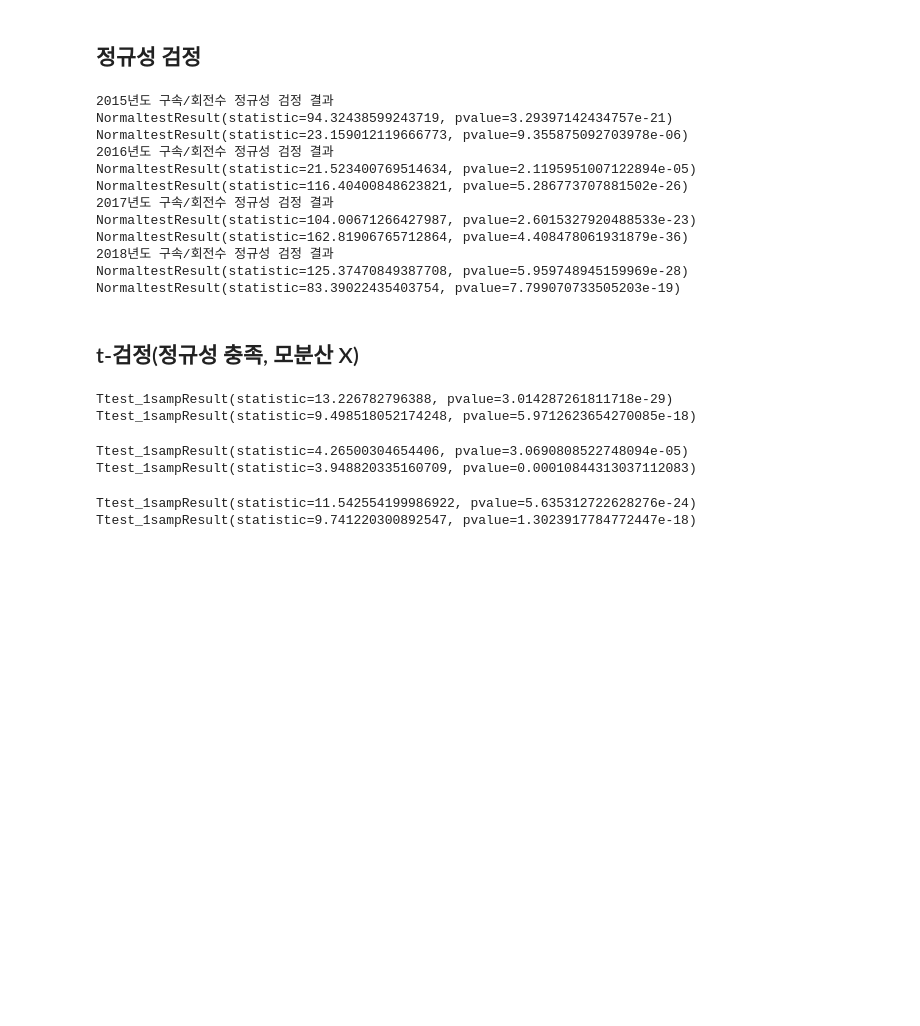
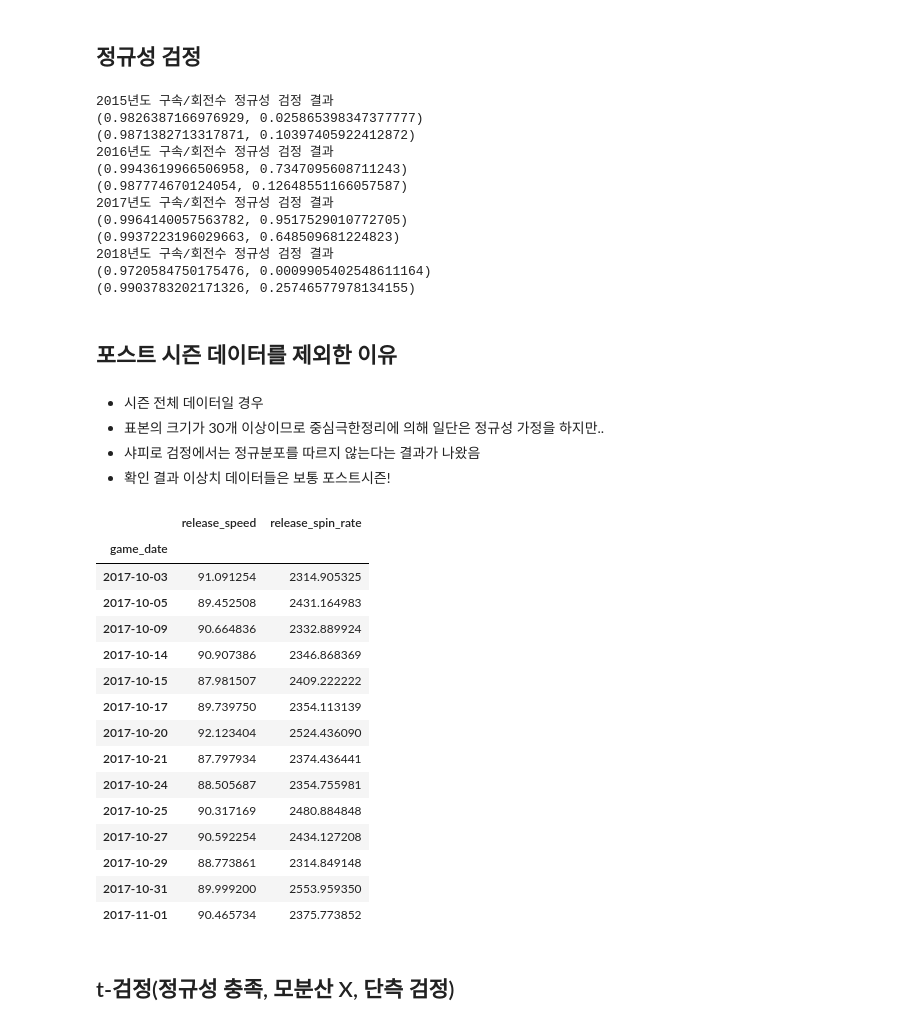
Before and after one commit to skz2356/Pycode, a Jupyter notebook: MLB_MothersDay.ipynb, the cells around one changed output. Cells and saved outputs as stored; diff of their text form; code cells hidden in the pictures; blank space fills up the shorter version.

Commit message:
MothersDay

```diff
--- a/MLB_MothersDay.ipynb
+++ b/MLB_MothersDay.ipynb
@@ -321,38 +329,55 @@ alldr = [all2015dr, all2016dr, all2017dr, all2018dr]
 for i, alldr in enumerate(alldr, 2015):
 
     print("{}년도 구속/회전수 정규성 검정 결과".format(i))
-    print(stats.normaltest(alldr["release_speed"]))
-    print(stats.normaltest(alldr["release_spin_rate"]))
+    print(stats.shapiro(alldr["release_speed"]))
+    print(stats.shapiro(alldr["release_spin_rate"]))
 # %% [output]
 2015년도 구속/회전수 정규성 검정 결과
-NormaltestResult(statistic=94.32438599243719, pvalue=3.29397142434757e-21)
-NormaltestResult(statistic=23.159012119666773, pvalue=9.355875092703978e-06)
+(0.9826387166976929, 0.025865398347377777)
+(0.9871382713317871, 0.10397405922412872)
 2016년도 구속/회전수 정규성 검정 결과
-NormaltestResult(statistic=21.523400769514634, pvalue=2.1195951007122894e-05)
-NormaltestResult(statistic=116.40400848623821, pvalue=5.286773707881502e-26)
+(0.9943619966506958, 0.7347095608711243)
+(0.987774670124054, 0.12648551166057587)
 2017년도 구속/회전수 정규성 검정 결과
-NormaltestResult(statistic=104.00671266427987, pvalue=2.6015327920488533e-23)
-NormaltestResult(statistic=162.81906765712864, pvalue=4.408478061931879e-36)
+(0.9964140057563782, 0.9517529010772705)
+(0.9937223196029663, 0.648509681224823)
 2018년도 구속/회전수 정규성 검정 결과
-NormaltestResult(statistic=125.37470849387708, pvalue=5.959748945159969e-28)
-NormaltestResult(statistic=83.39022435403754, pvalue=7.799070733505203e-19)
+(0.9720584750175476, 0.0009905402548611164)
+(0.9903783202171326, 0.25746577978134155)
+# %% [markdown]
+## 포스트 시즌 데이터를 제외한 이유
+# %% [markdown]
+- 시즌 전체 데이터일 경우
+- 표본의 크기가 30개 이상이므로 중심극한정리에 의해 일단은 정규성 가정을 하지만..
+- 샤피로 검정에서는 정규분포를 따르지 않는다는 결과가 나왔음
+- 확인 결과 이상치 데이터들은 보통 포스트시즌!
+# %%
+data_ex = pd.read_csv('D://statcast//savant2017.csv')
+
+group_ex_1 = data_ex.groupby('game_date').release_speed.agg(np.mean)
+group_ex_2 = data_ex.groupby('game_date').release_spin_rate.agg(np.mean)
+
+group_ex = pd.concat([group_ex_1, group_ex_2], axis=1)
+group_ex = pd.DataFrame(group_ex)
+
+all_ex_dr = group_ex.drop("2017-05-14")
+all_ex_dr[all_ex_dr.release_spin_rate > 2300]
+# %% [output]
+|  | release_speed | release_spin_rate |
+| game_date |  |  |
+| 2017-10-03 | 91.091254 | 2314.905325 |
+| 2017-10-05 | 89.452508 | 2431.164983 |
+| 2017-10-09 | 90.664836 | 2332.889924 |
+| 2017-10-14 | 90.907386 | 2346.868369 |
+| 2017-10-15 | 87.981507 | 2409.222222 |
+| 2017-10-17 | 89.739750 | 2354.113139 |
+| 2017-10-20 | 92.123404 | 2524.436090 |
+| 2017-10-21 | 87.797934 | 2374.436441 |
+| 2017-10-24 | 88.505687 | 2354.755981 |
+| 2017-10-25 | 90.317169 | 2480.884848 |
+| 2017-10-27 | 90.592254 | 2434.127208 |
+| 2017-10-29 | 88.773861 | 2314.849148 |
+| 2017-10-31 | 89.999200 | 2553.959350 |
+| 2017-11-01 | 90.465734 | 2375.773852 |
 # %% [markdown]
-## t-검정(정규성 충족, 모분산 X)
+## t-검정(정규성 충족, 모분산 X, 단측 검정)
-# %%
-print(stats.ttest_1samp(list(all2018dr["release_speed"]), popmean=mother2018[0]))
-print(stats.ttest_1samp(list(all2018dr["release_spin_rate"]), popmean=mother2018[1]))
-# %% [output]
-Ttest_1sampResult(statistic=13.226782796388, pvalue=3.014287261811718e-29)
-Ttest_1sampResult(statistic=9.498518052174248, pvalue=5.9712623654270085e-18)
-# %%
-print(stats.ttest_1samp(list(all2017dr["release_speed"]), popmean=mother2017[0]))
-print(stats.ttest_1samp(list(all2017dr["release_spin_rate"]), popmean=mother2017[1]))
-# %% [output]
-Ttest_1sampResult(statistic=4.26500304654406, pvalue=3.0690808522748094e-05)
-Ttest_1sampResult(statistic=3.948820335160709, pvalue=0.00010844313037112083)
-# %%
-print(stats.ttest_1samp(list(all2016dr["release_speed"]), popmean=mother2016[0]))
-print(stats.ttest_1samp(list(all2016dr["release_spin_rate"]), popmean=mother2016[1]))
-# %% [output]
-Ttest_1sampResult(statistic=11.542554199986922, pvalue=5.635312722628276e-24)
-Ttest_1sampResult(statistic=9.741220300892547, pvalue=1.3023917784772447e-18)
```
Also changed, not shown: parts of 24 cells of this notebook, 1 other file.
